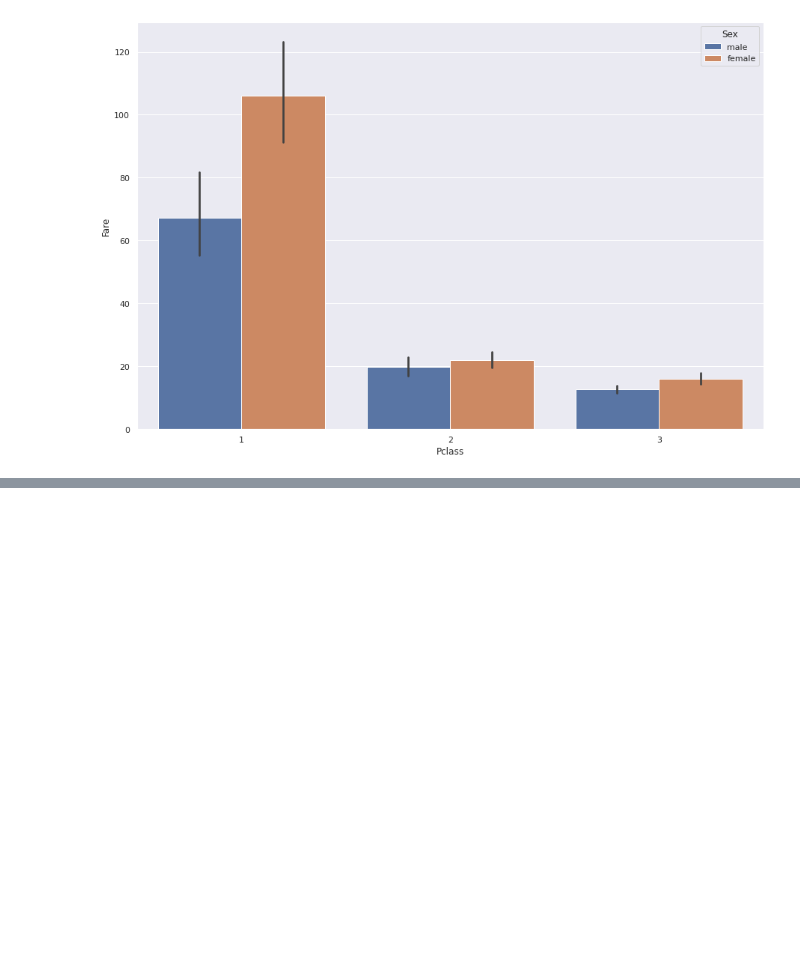
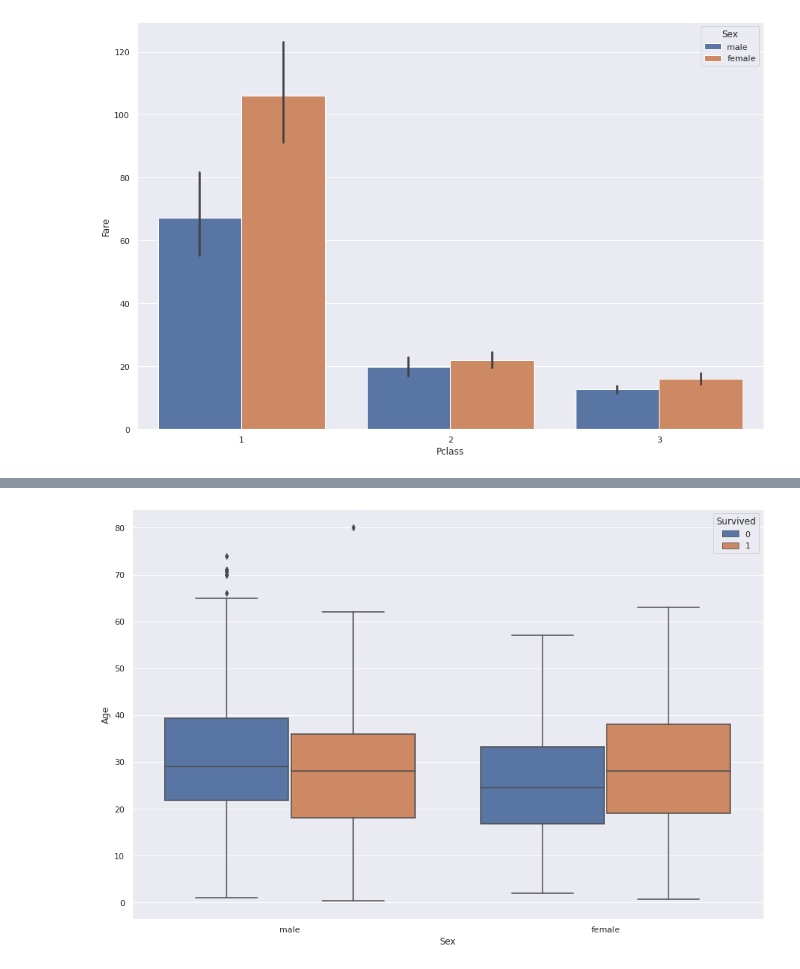
Before and after one commit to FMurunga/DataScience-Projects, a Jupyter notebook: Titanic_Exploratory_Data_Analysis.ipynb, the cells around one changed output, grey strips where cells are left out. Saved outputs shown, nothing was run; the diff lists cells and outputs as text; code cells hidden in the pictures; blank space fills up the shorter version.

```diff
--- a/Titanic_Exploratory_Data_Analysis.ipynb
+++ b/Titanic_Exploratory_Data_Analysis.ipynb
@@ -112,0 +213,6 @@ plt.show()
+# %%
+#Box plot multivariate analysis
+sns.boxplot(x='Sex',y='Age',hue='Survived',data=data)
+plt.show()
+# %% [output]
+[figure, added]
```
Also changed, not shown: parts of 13 cells of this notebook.
